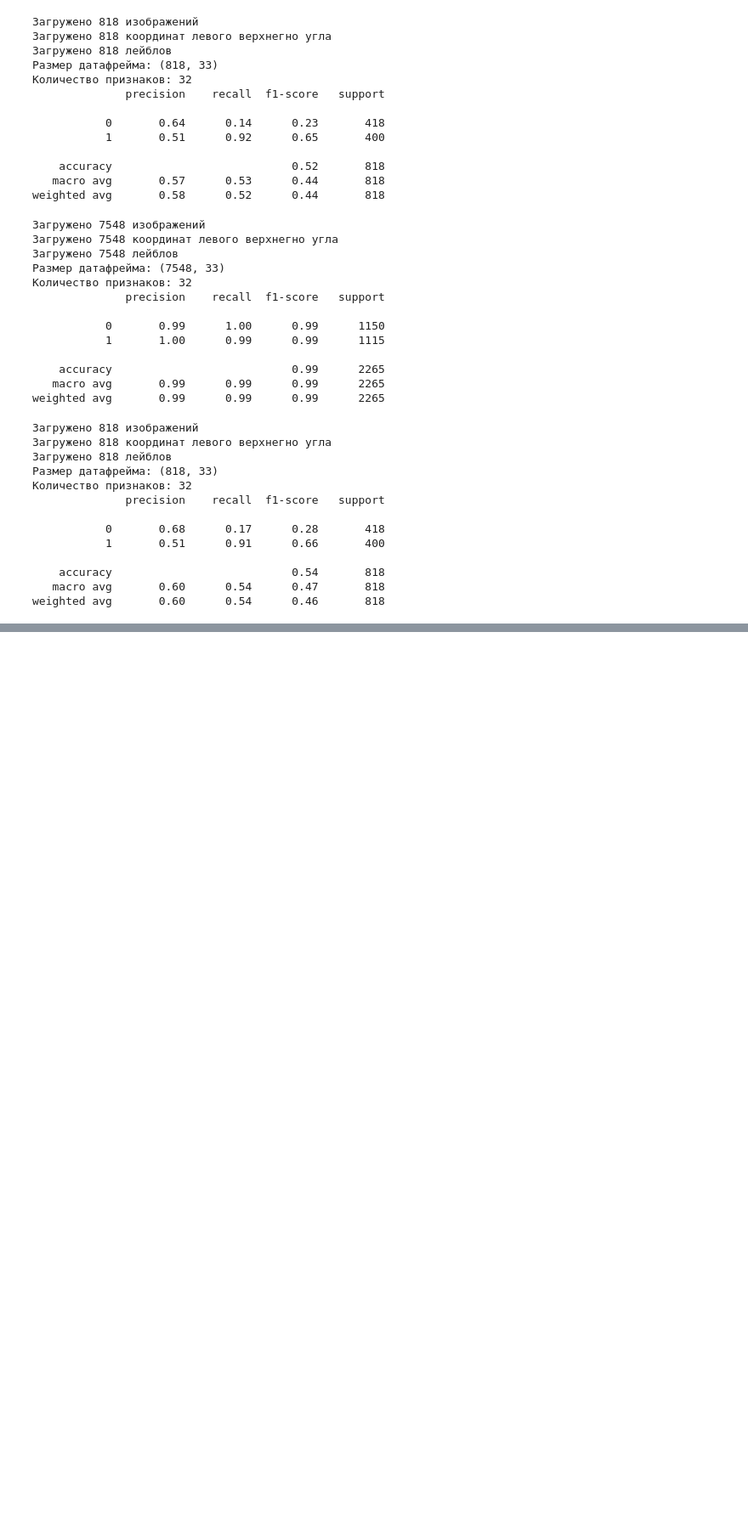
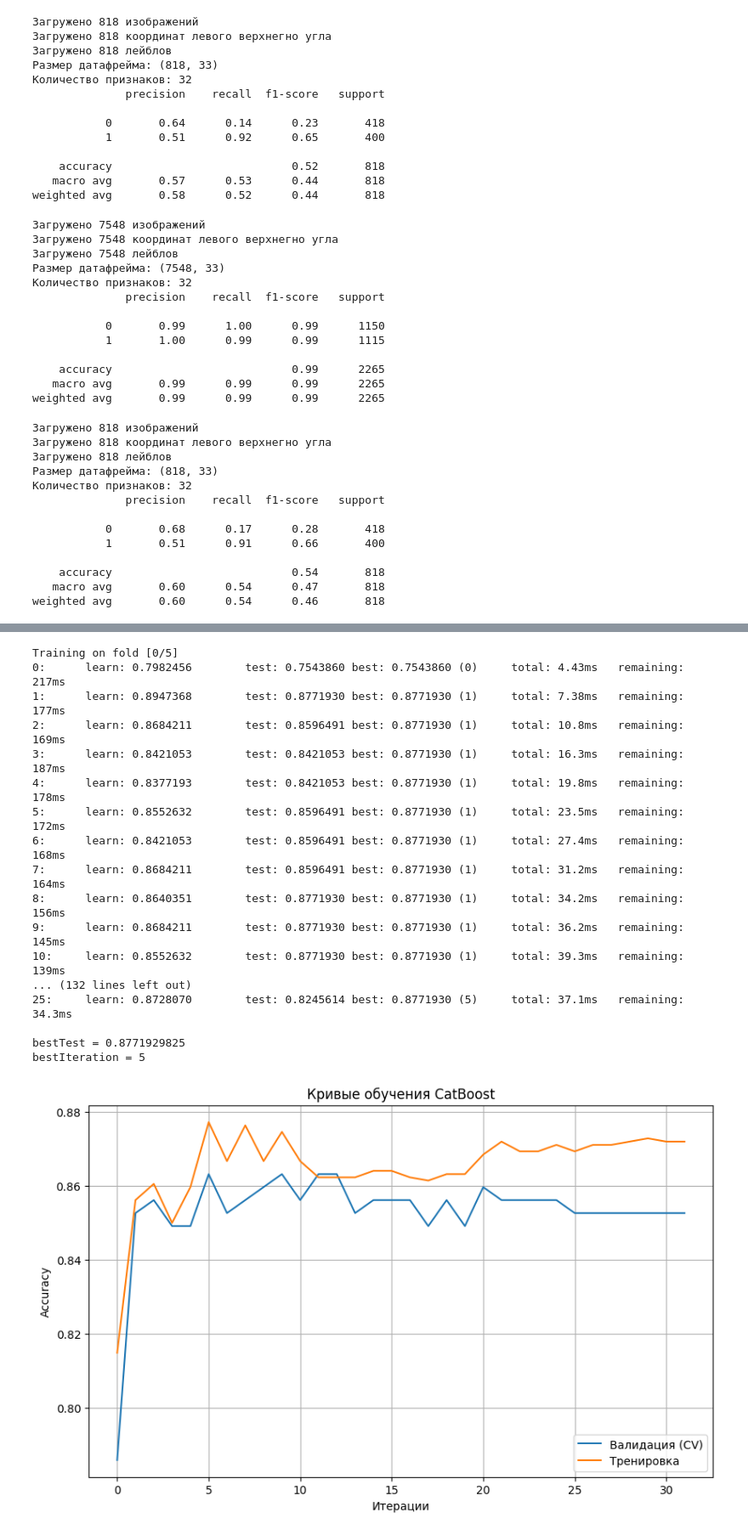
Before and after one commit to EfanRu/QA_Screenshot_Comparator_Advance, a Jupyter notebook: notebooks/Classic_model_7_fix_overeducation3.ipynb, the cells around one changed output, grey strips where cells are left out. Shown at 85% size. Cells and saved outputs as stored; diff of their text form; code cells hidden in the pictures; blank space fills up the shorter version.

```diff
--- a/notebooks/Classic_model_7_fix_overeducation3.ipynb
+++ b/notebooks/Classic_model_7_fix_overeducation3.ipynb
@@ -733,0 +1053,51 @@ weighted avg       0.60      0.54      0.46       818
+# %%
+train_pool = Pool(X_train, y_train)
+cv_params = {
+    'iterations': 50,
+    'depth': 3,
+    'learning_rate': 0.01,
+    'loss_function': 'Logloss',
+    'l2_leaf_reg': 3,
+    'subsample': 0.8,
+    'verbose': True,
+    'eval_metric': 'Recall',
+    'early_stopping_rounds': 20
+}
+
+cv_data = cv(
+    params=cv_params,
+    pool=train_pool,
+    fold_count=5,
+    shuffle=True,
+    return_models=False
+)
+
+# Визуализация
+plt.figure(figsize=(10, 6))
+plt.plot(cv_data['iterations'], cv_data['test-Recall-mean'], label='Валидация (CV)')
+plt.plot(cv_data['iterations'], cv_data['train-Recall-mean'], label='Тренировка')
+plt.xlabel('Итерации')
+plt.ylabel('Accuracy')
+plt.legend()
+plt.title('Кривые обучения CatBoost')
+plt.grid()
+plt.show()
+# %% [output]
+Training on fold [0/5]
+0:      learn: 0.7982456        test: 0.7543860 best: 0.7543860 (0)     total: 4.43ms   remaining: 217ms
+1:      learn: 0.8947368        test: 0.8771930 best: 0.8771930 (1)     total: 7.38ms   remaining: 177ms
+2:      learn: 0.8684211        test: 0.8596491 best: 0.8771930 (1)     total: 10.8ms   remaining: 169ms
+3:      learn: 0.8421053        test: 0.8421053 best: 0.8771930 (1)     total: 16.3ms   remaining: 187ms
+4:      learn: 0.8377193        test: 0.8421053 best: 0.8771930 (1)     total: 19.8ms   remaining: 178ms
+5:      learn: 0.8552632        test: 0.8596491 best: 0.8771930 (1)     total: 23.5ms   remaining: 172ms
+6:      learn: 0.8421053        test: 0.8596491 best: 0.8771930 (1)     total: 27.4ms   remaining: 168ms
+7:      learn: 0.8684211        test: 0.8596491 best: 0.8771930 (1)     total: 31.2ms   remaining: 164ms
+8:      learn: 0.8640351        test: 0.8771930 best: 0.8771930 (1)     total: 34.2ms   remaining: 156ms
+9:      learn: 0.8684211        test: 0.8771930 best: 0.8771930 (1)     total: 36.2ms   remaining: 145ms
+10:     learn: 0.8552632        test: 0.8771930 best: 0.8771930 (1)     total: 39.3ms   remaining: 139ms
+... (132 lines left out)
+25:     learn: 0.8728070        test: 0.8245614 best: 0.8771930 (5)     total: 37.1ms   remaining: 34.3ms
+
+bestTest = 0.8771929825
+bestIteration = 5
+[figure, added]
```
Also changed, not shown: parts of 11 cells of this notebook, 3 other files.
